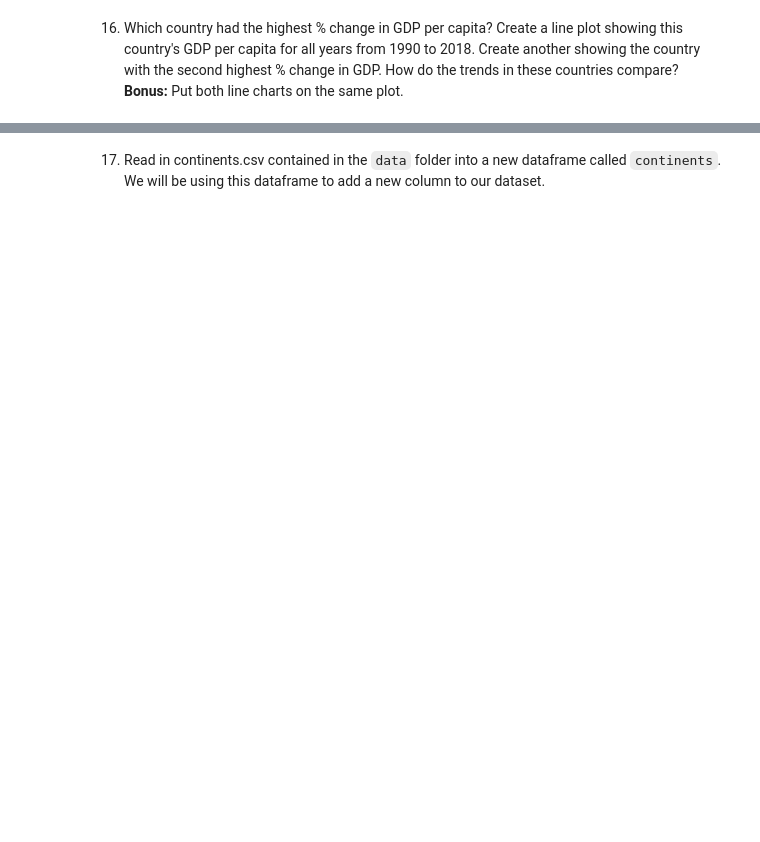
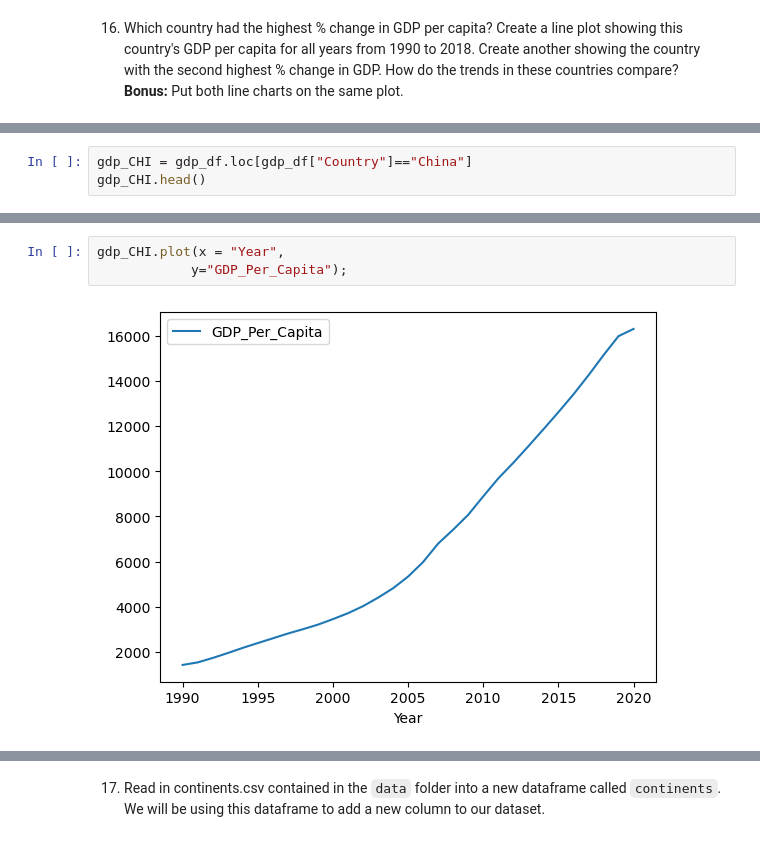
Before and after one commit to nss-data-science-cohort-7/un-exploration-brigancer, a Jupyter notebook: notebooks/UN_Data_Exploration.ipynb, the cells around one changed output, grey strips where cells are left out. Drawn from its saved outputs; the diff is of its cells as text; blank space fills up the shorter version.

```diff
--- a/notebooks/UN_Data_Exploration.ipynb
+++ b/notebooks/UN_Data_Exploration.ipynb
@@ -288,0 +330,3 @@ KeyError: "None of [Float64Index([ 19.88797306622864,  47.04951487942708,  175.8
+# %%
+gdp_CHI = gdp_df.loc[gdp_df["Country"]=="China"]
+gdp_CHI.head()
@@ -288,0 +345,5 @@ KeyError: "None of [Float64Index([ 19.88797306622864,  47.04951487942708,  175.8
+# %%
+gdp_CHI.plot(x = "Year",
+            y="GDP_Per_Capita");
+# %% [output]
+[figure, added]
```
Also changed, not shown: parts of 9 cells of this notebook.
